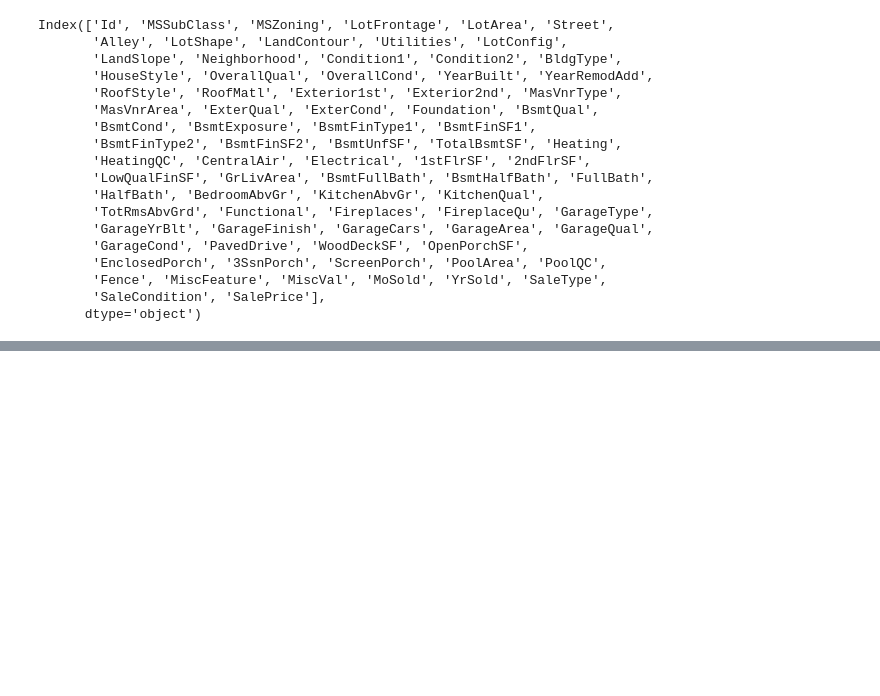
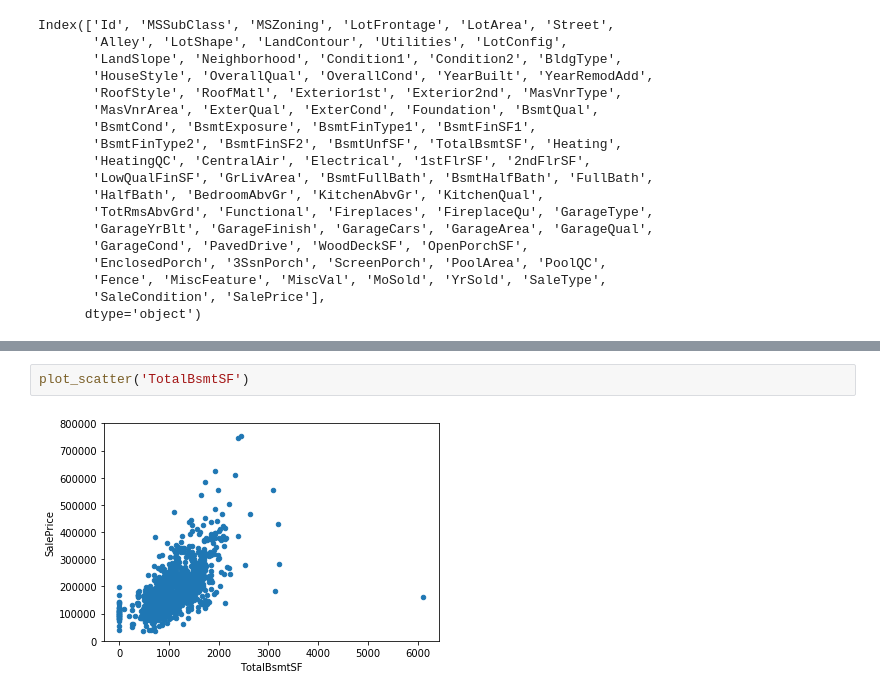
Before and after one commit to 951237/TIL, a Jupyter notebook: TIL_캐글따라하기_comprehensive_data_exploration_with_python_200229.ipynb, the cells around one changed output, grey strips where cells are left out. Drawn from its saved outputs; the diff is of its cells as text; blank space fills up the shorter version.

```diff
--- a/TIL_캐글따라하기_comprehensive_data_exploration_with_python_200229.ipynb
+++ b/TIL_캐글따라하기_comprehensive_data_exploration_with_python_200229.ipynb
@@ -84,0 +93,4 @@ Length: 81, dtype: int64
+# %%
+plot_scatter('TotalBsmtSF')
+# %% [output]
+[figure, added]
```
Also changed, not shown: parts of 27 cells of this notebook.
